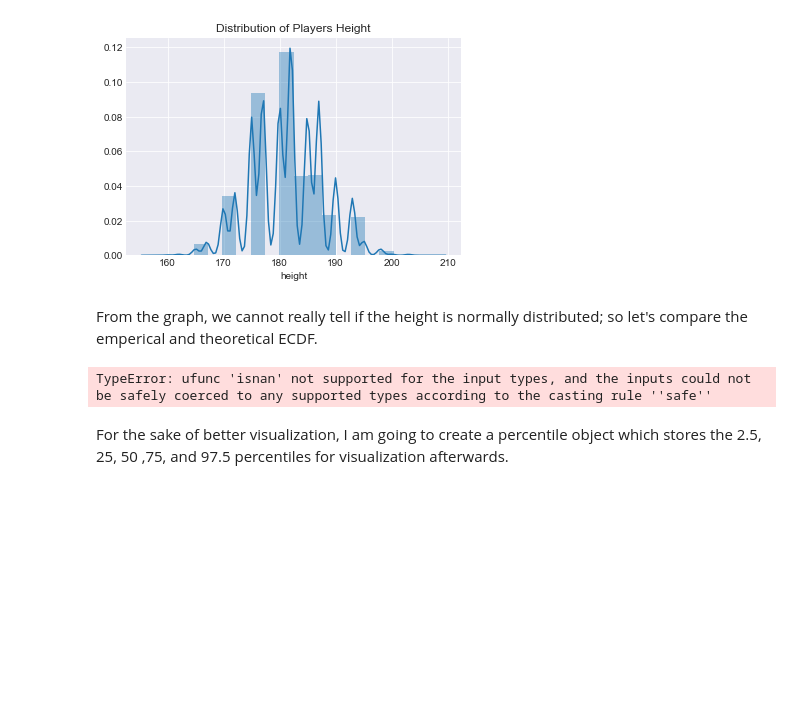
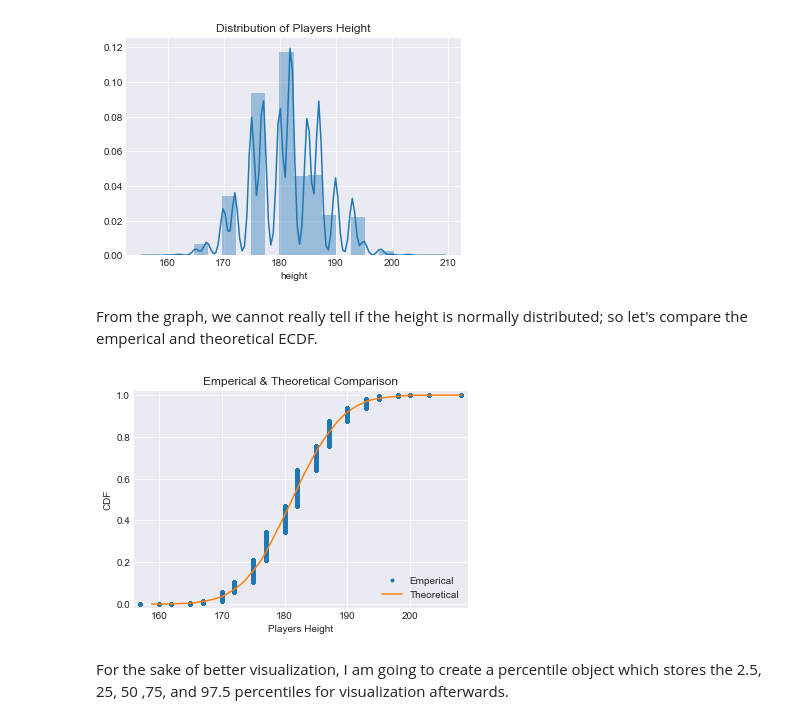
Before and after one commit to felixhllou/Udacity_Data_Science, a Jupyter notebook: Data_Analyst_Nanodegree_Term1/P3_Investigate_Dataset/Investigate_a_Dataset.ipynb, the cells around one changed output. Saved outputs shown, nothing was run; the diff lists cells and outputs as text; code cells hidden in the pictures; blank space fills up the shorter version.

```diff
--- a/Data_Analyst_Nanodegree_Term1/P3_Investigate_Dataset/Investigate_a_Dataset.ipynb
+++ b/Data_Analyst_Nanodegree_Term1/P3_Investigate_Dataset/Investigate_a_Dataset.ipynb
@@ -545,12 +543,29 @@ Text(0.5,1,'Distribution of Players Height')
 [figure]
 # %% [markdown]
 From the graph, we cannot really tell if the height is normally distributed; so let's compare the emperical and theoretical ECDF.
-# %%
-sns.heatmap(player_stats)
-plt.colorbar()
-plt.tight_layout()
-# %% [output]
-TypeError: ufunc 'isnan' not supported for the input types, and the inputs could not be safely coerced to any supported types according to the casting rule ''safe''
+# %%
+# Compute mean and standard deviation
+mu_height = np.mean(player_stats.height)
+sigma_height = np.std(player_stats.height)
+
+# Sample out of a normal distribution with this mu and sigma
+samples_height = np.random.normal(mu_height, sigma_height, size=10000)
+
+# Get the CDF of the samples and of the data
+x_height, y_height = ecdf(player_stats.height)
+x_height_theor, y_height_theor = ecdf(samples_height)
+
+# Plot the CDFs and show the plot
+plt.plot(x_height, y_height, marker='.', linestyle='none')
+plt.plot(x_height_theor, y_height_theor)
+plt.title('Emperical & Theoretical Comparison')
+plt.xlabel('Players Height')
+plt.ylabel('CDF')
+plt.legend(('Emperical', 'Theoretical'), loc='lower right')
+plt.margins(0.02)
+plt.show()
+# %% [output]
+[figure, added]
 # %% [markdown]
 For the sake of better visualization, I am going to create a percentile object which stores the 2.5, 25, 50 ,75, and 97.5 percentiles for visualization afterwards.
 # %%
```
Also changed, not shown: parts of 19 cells of this notebook, 1 other file.
